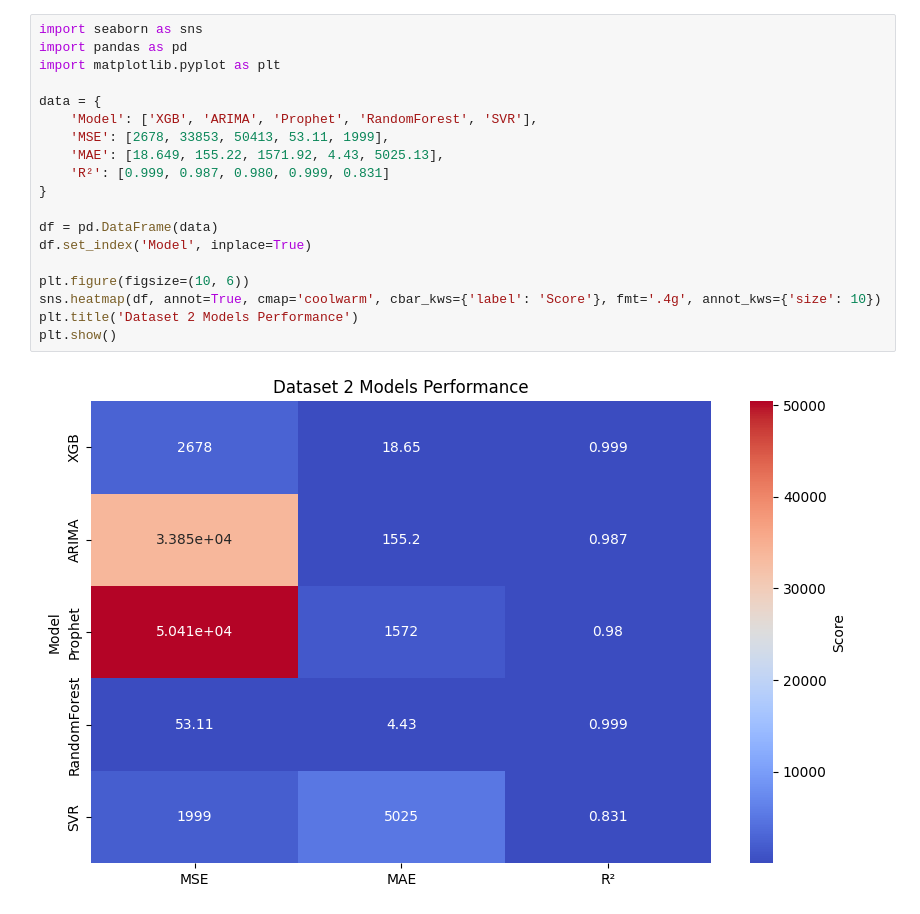
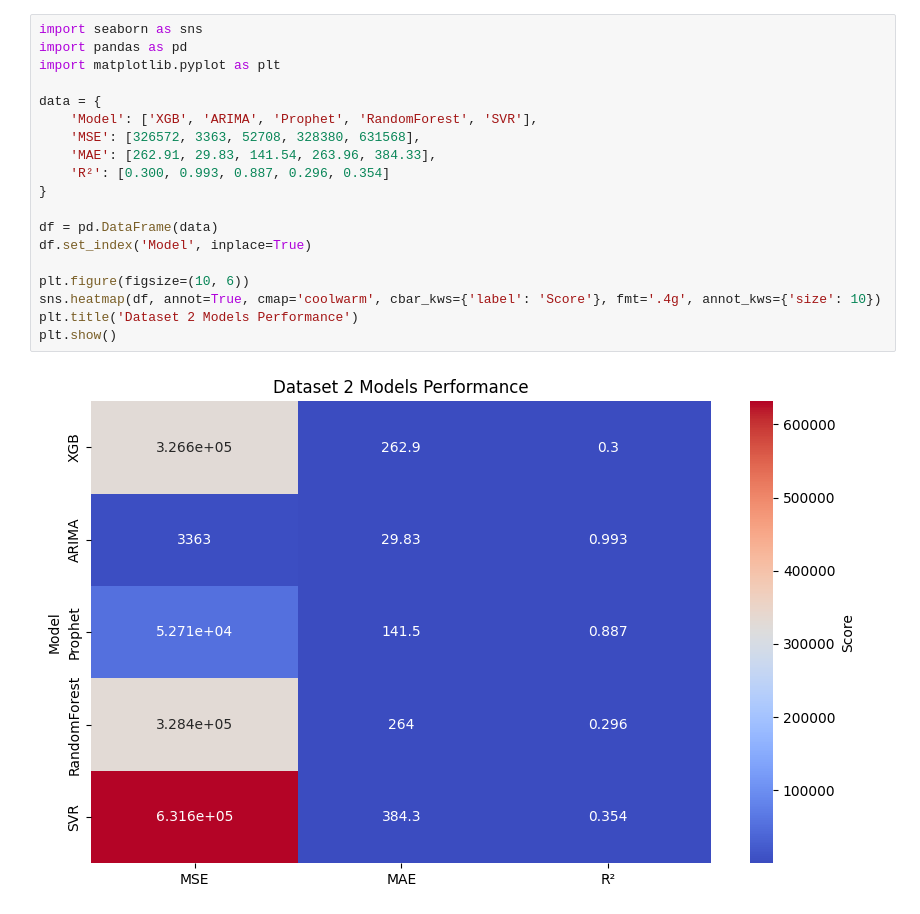
Before and after one commit to Aboodtt404/ML-Bitcoin-Prediction, a Jupyter notebook: graphs_creator.ipynb, the cells around one changed output. Drawn from its saved outputs; the diff is of its cells as text.

```diff
--- a/graphs_creator.ipynb
+++ b/graphs_creator.ipynb
@@ -1,21 +1,21 @@
 # %%
 import seaborn as sns
 import pandas as pd
 import matplotlib.pyplot as plt
 
 data = {
     'Model': ['XGB', 'ARIMA', 'Prophet', 'RandomForest', 'SVR'],
-    'MSE': [2678, 33853, 50413, 53.11, 1999],
-    'MAE': [18.649, 155.22, 1571.92, 4.43, 5025.13],
-    'R²': [0.999, 0.987, 0.980, 0.999, 0.831]
+    'MSE': [326572, 3363, 52708, 328380, 631568],
+    'MAE': [262.91, 29.83, 141.54, 263.96, 384.33],
+    'R²': [0.300, 0.993, 0.887, 0.296, 0.354]
 }
 
 df = pd.DataFrame(data)
 df.set_index('Model', inplace=True)
 
 plt.figure(figsize=(10, 6))
 sns.heatmap(df, annot=True, cmap='coolwarm', cbar_kws={'label': 'Score'}, fmt='.4g', annot_kws={'size': 10})
 plt.title('Dataset 2 Models Performance')
 plt.show()
 # %% [output]
-[figure, old version]
+[figure, new version]
```
Also changed, not shown: 5 other files.
